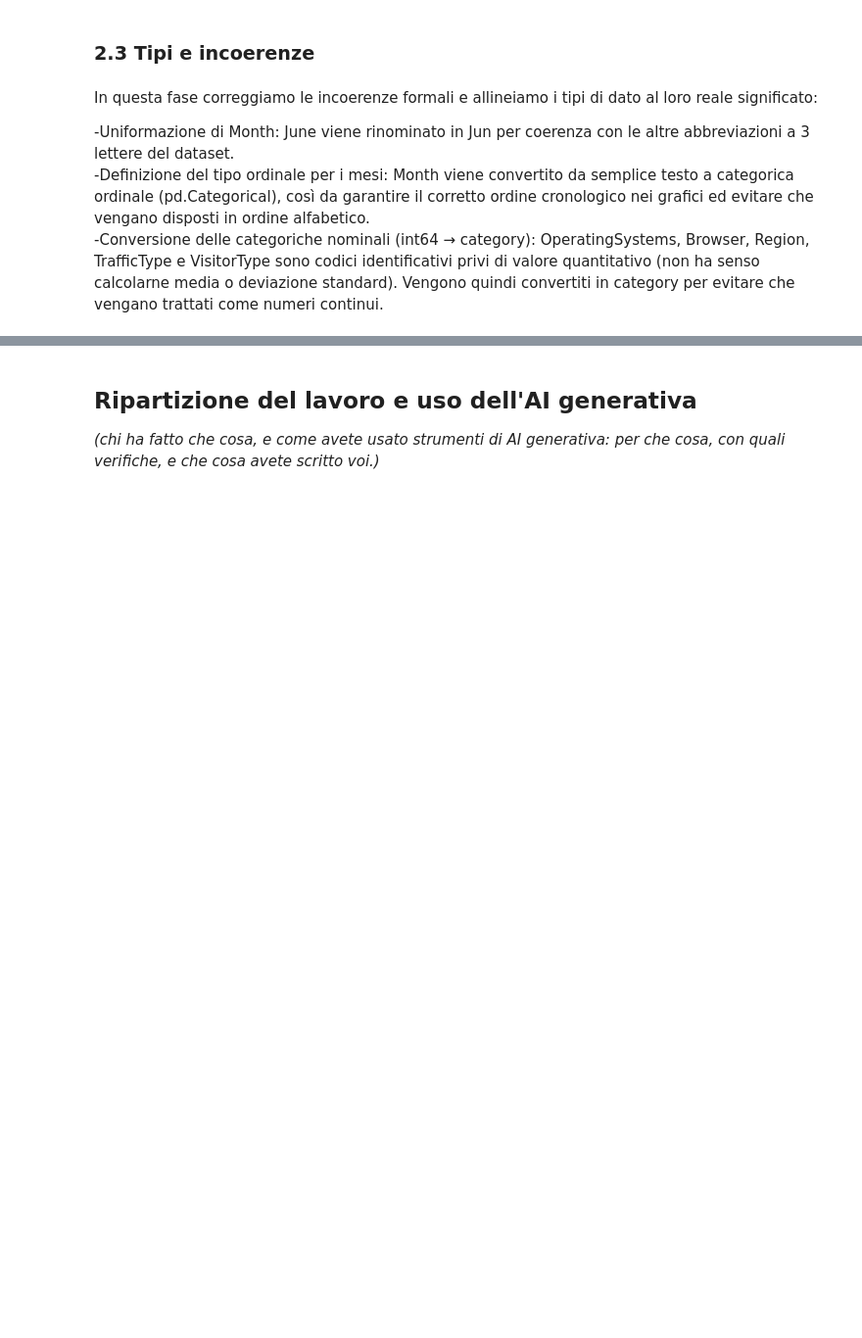
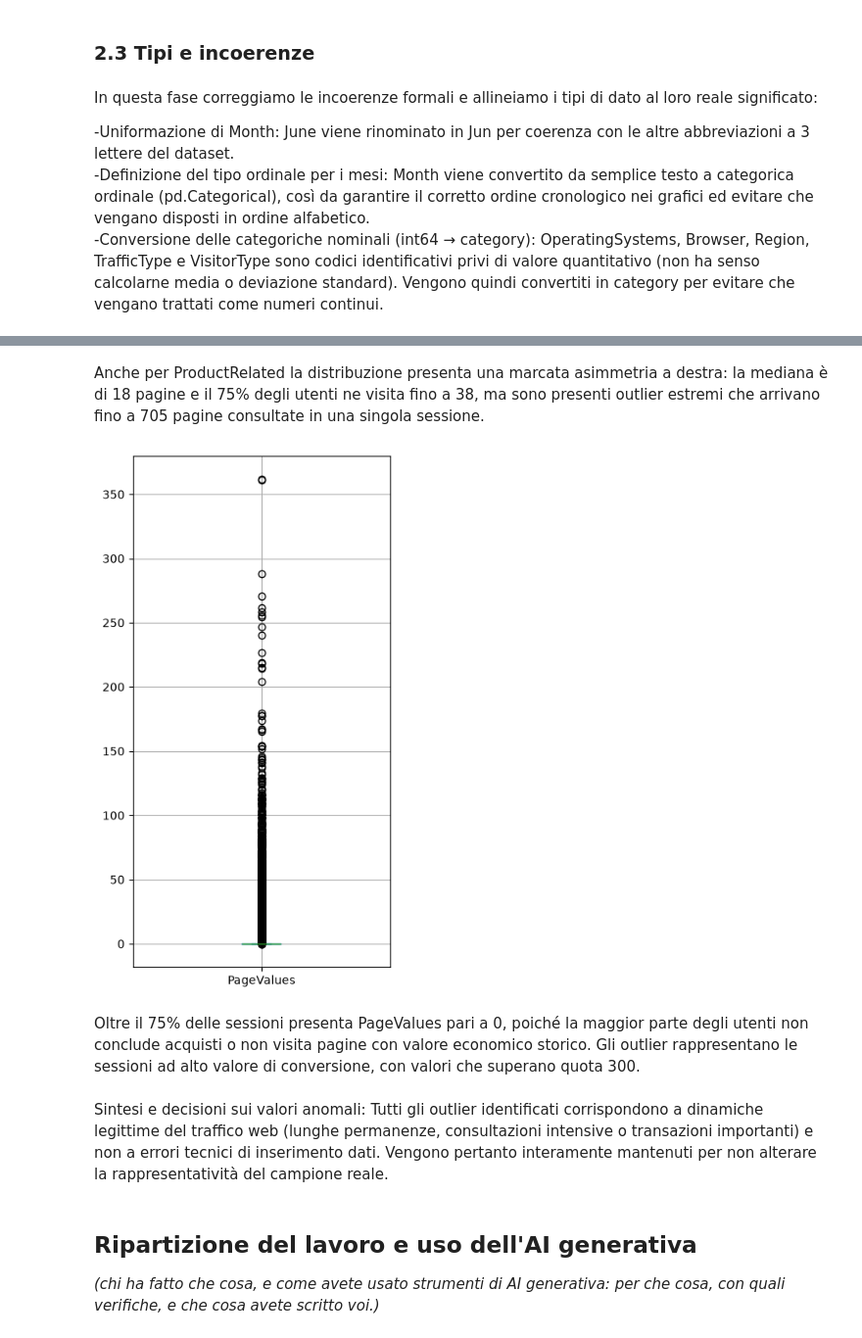
Before and after one commit to Filok10/fad-2627-projects, a Jupyter notebook: notebooks/analisi.ipynb, the cells around one changed output, grey strips where cells are left out. Shown at 98% size. Cells and saved outputs as stored; diff of their text form; code cells hidden in the pictures; blank space fills up the shorter version.

Commit message:
Valori anomali

```diff
--- a/notebooks/analisi.ipynb
+++ b/notebooks/analisi.ipynb
@@ -158,3 +184,15 @@ In questa fase correggiamo le incoerenze formali e allineiamo i tipi di dato al
+# %% [markdown]
+Anche per ProductRelated la distribuzione presenta una marcata asimmetria a destra: la mediana è di 18 pagine e il 75% degli utenti ne visita fino a 38, ma sono presenti outlier estremi che arrivano fino a 705 pagine consultate in una singola sessione.
+# %%
+df['PageValues'].plot.box(figsize=(4,8))
+plt.grid()
+plt.show()
+# %% [output]
+[figure, added]
+# %% [markdown]
+Oltre il 75% delle sessioni presenta PageValues pari a 0, poiché la maggior parte degli utenti non conclude acquisti o non visita pagine con valore economico storico. Gli outlier rappresentano le sessioni ad alto valore di conversione, con valori che superano quota 300.
+# %% [markdown]
+Sintesi e decisioni sui valori anomali: Tutti gli outlier identificati corrispondono a dinamiche legittime del traffico web (lunghe permanenze, consultazioni intensive o transazioni importanti) e non a errori tecnici di inserimento dati. Vengono pertanto interamente mantenuti per non alterare la rappresentatività del campione reale.
 # %% [markdown]
 ## Ripartizione del lavoro e uso dell'AI generativa
 
```
Also changed, not shown: parts of 7 cells of this notebook.
